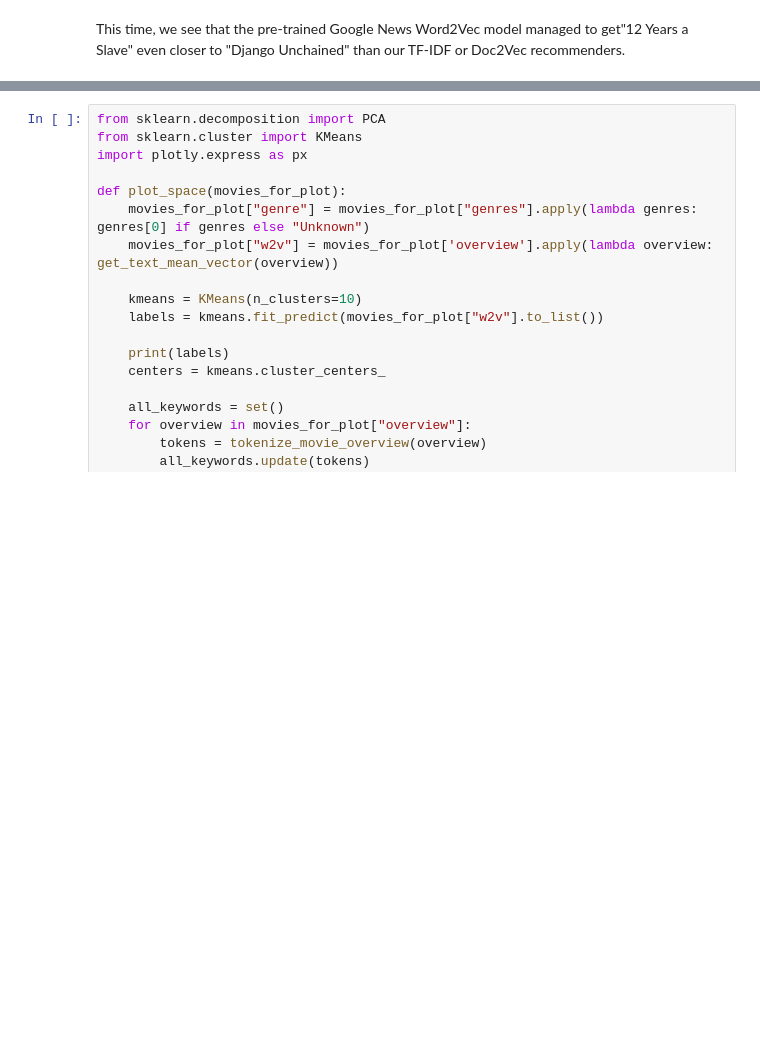
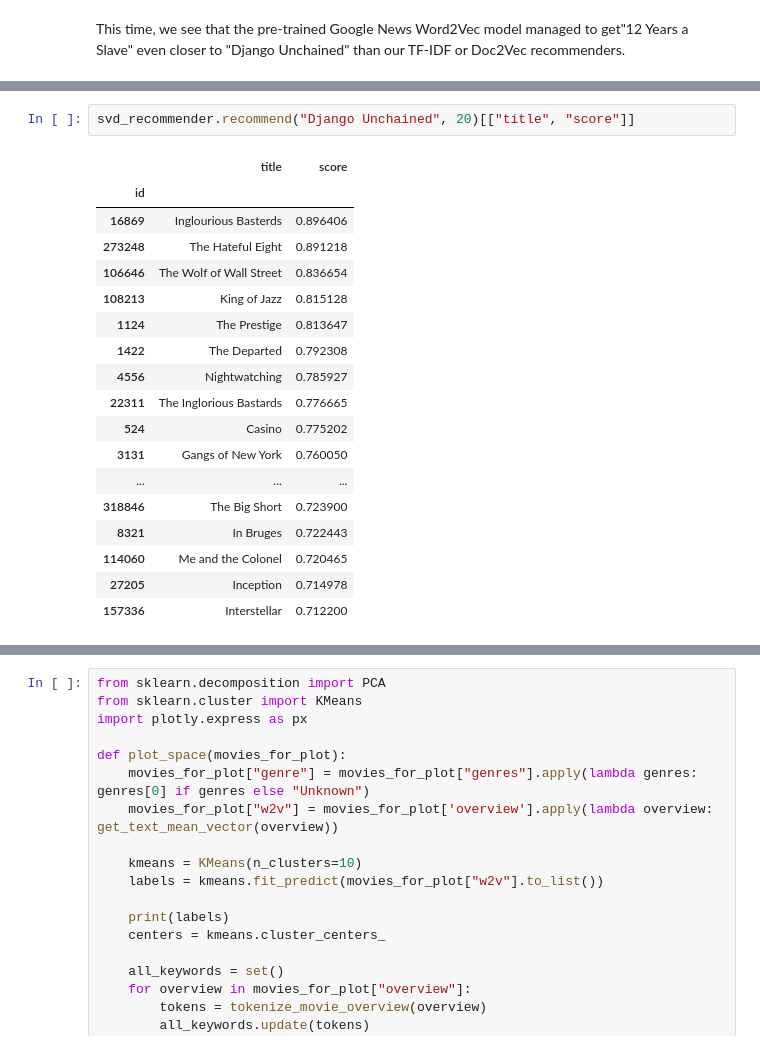
Before and after one commit to adi-benz/movies-rating-analysis, a Jupyter notebook: analysis.ipynb, the cells around one changed output, grey strips where cells are left out. Drawn from its saved outputs; the diff is of its cells as text; blank space fills up the shorter version.

```diff
--- a/analysis.ipynb
+++ b/analysis.ipynb
@@ -1149,0 +1180,21 @@ Name: genres, dtype: object
+# %%
+svd_recommender.recommend("Django Unchained", 20)[["title", "score"]]
+# %% [output]
+|  | title | score |
+| id |  |  |
+| 16869 | Inglourious Basterds | 0.896406 |
+| 273248 | The Hateful Eight | 0.891218 |
+| 106646 | The Wolf of Wall Street | 0.836654 |
+| 108213 | King of Jazz | 0.815128 |
+| 1124 | The Prestige | 0.813647 |
+| 1422 | The Departed | 0.792308 |
+| 4556 | Nightwatching | 0.785927 |
+| 22311 | The Inglorious Bastards | 0.776665 |
+| 524 | Casino | 0.775202 |
+| 3131 | Gangs of New York | 0.760050 |
+| ... | ... | ... |
+| 318846 | The Big Short | 0.723900 |
+| 8321 | In Bruges | 0.722443 |
+| 114060 | Me and the Colonel | 0.720465 |
+| 27205 | Inception | 0.714978 |
+| 157336 | Interstellar | 0.712200 |
```
Also changed, not shown: parts of 24 cells of this notebook, 2 other files.
